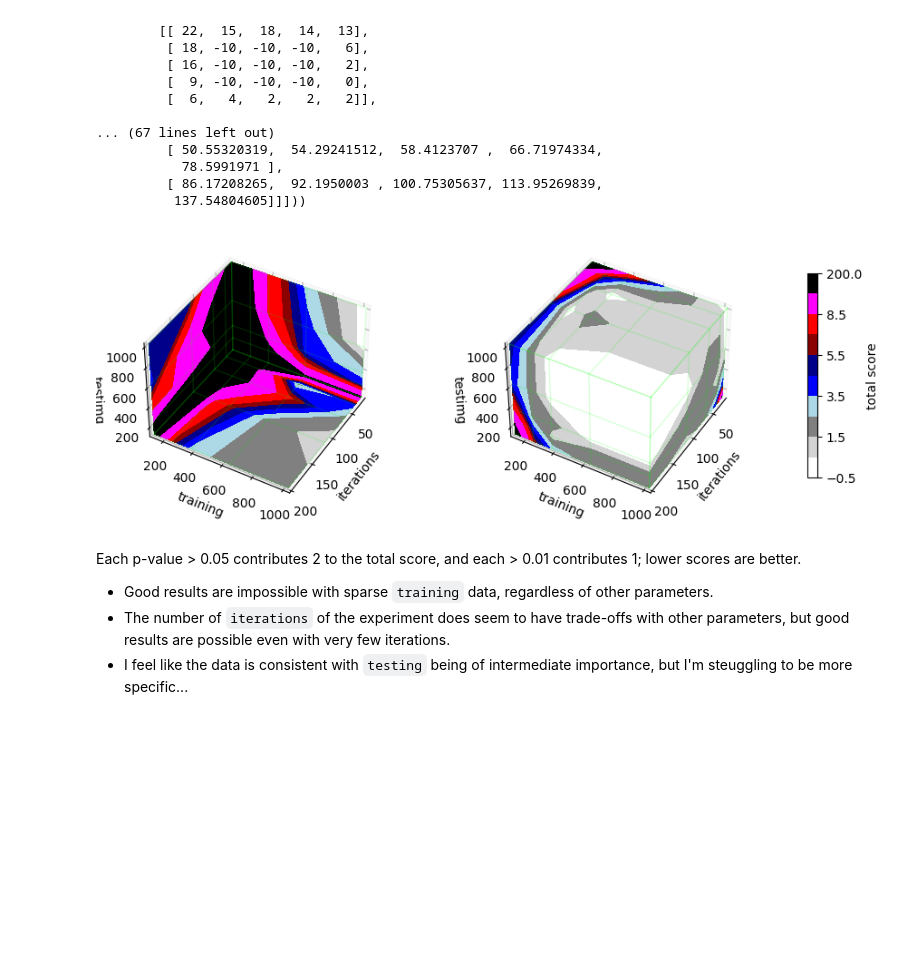
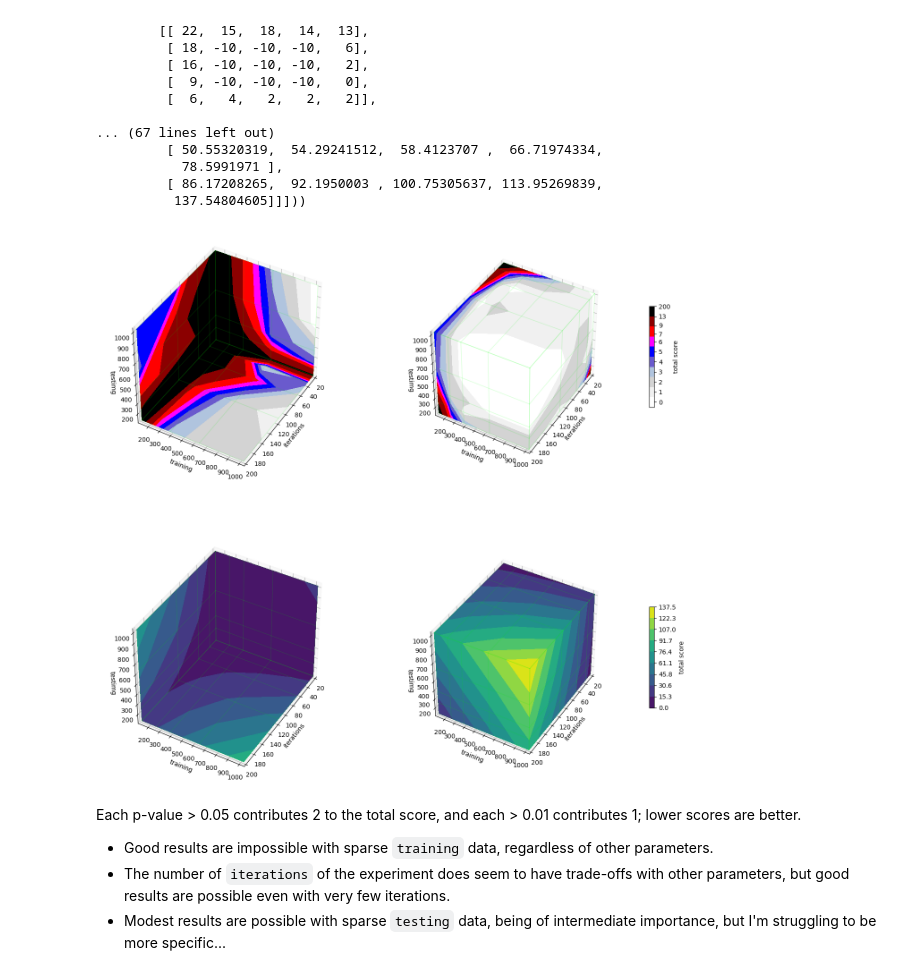
Before and after one commit to ShapeOfMatter/choreography, a Jupyter notebook: results/box3d.ipynb, the cells around one changed output. Cells and saved outputs as stored; diff of their text form; code cells hidden in the pictures; blank space fills up the shorter version.

Commit message:
correct and complete the 3d graphs.

```diff
--- a/results/box3d.ipynb
+++ b/results/box3d.ipynb
@@ -106,13 +106,12 @@ p_kw = {
     'vmax': max(p_scores.values()),
     #'levels': np.linspace(min(results.values()), max(results.values()), 10),
     'levels': np.array([-0.5, 0.5, 1.5, 2.5, 3.5, 4.5, 5.5, 6.5, 8.5, 12.5, 200]),
-    'colors': ['white', 'lightgrey', 'grey', 'lightblue', 'blue', 'darkblue', 'darkred', 'red', 'fuchsia', 'black']
+    'colors': ['white', '0.94', 'lightgrey', 'lightsteelblue', 'slateblue', 'blue', 'fuchsia', 'red', 'darkred', 'black']
 }
 t_kw = {
     'vmin': 0,
     'vmax': t_data.max(),
-    #'levels': np.linspace(min(results.values()), max(results.values()), 10),
-    'levels': np.array([0, 1, 2, 3, 4, 5, 6, 12, 18, 24, 200])
+    'levels': np.linspace(0, t_data.max(), 10),
 }
 
 xmin, xmax = X.min(), X.max()
@@ -123,7 +122,6 @@ edges_kw = dict(color=(0.0, 1.0, 0.0, 0.15), linewidth=1, zorder=1e3)
 
 axes_set_kw = {'xlim': [xmin, xmax], 'ylim': [ymin, ymax], 'zlim': [zmin, zmax],
                'xlabel':'iterations', 'ylabel':'training', 'zlabel':'testimg'}
-
 def configure_ax(ax, foreground):
     if foreground:
         for i in iterations:
@@ -148,11 +146,11 @@ def configure_ax(ax, foreground):
 
     ax.set(**axes_set_kw)
     ax.view_init(40, 30, 0)
-    ax.set_box_aspect(None, zoom=0.9)
+    ax.set_box_aspect((xmax/xmin, ymax/ymin, zmax/zmin), zoom=0.9)
 # %%
 # Create a figure with 3D ax
-fig = plt.figure(figsize=(16, 4))
-ax1 = fig.add_subplot(111, projection='3d')
+fig = plt.figure(figsize=(16, 16))
+ax1 = fig.add_subplot(221, projection='3d')
 
 # Plot contour surfaces
 _ = ax1.contourf(
@@ -163,42 +161,85 @@ _ = ax1.contourf(
     X[0, :, :], p_data[0, :, :], Z[0, :, :],
     zdir='y', offset=Y.min(), **p_kw
 )
-C = ax1.contourf(
+_ = ax1.contourf(
     p_data[:, 0, :], Y[:, 0, :], Z[:, 0, :],
     zdir='x', offset=X.min(), **p_kw
 )
 # --
 configure_ax(ax1, True)
 
 
-ax2 = fig.add_subplot(122, projection='3d')
+ax2 = fig.add_subplot(222, projection='3d')
 
 # Plot contour surfaces
 _ = ax2.contourf(
     X[:, :, -1], Y[:, :, -1], p_data[:, :, -1],
     zdir='z', offset=Z.max(), **p_kw
 )
 _ = ax2.contourf(
     X[-1, :, :], p_data[-1, :, :], Z[-1, :, :],
     zdir='y', offset=Y.max(), **p_kw
 )
 C = ax2.contourf(
     p_data[:, -1, :], Y[:, -1, :], Z[:, -1, :],
     zdir='x', offset=X.max(), **p_kw
 )
 # --
 configure_ax(ax2, False)
 
 # Colorbar
-fig.colorbar(C, ax=ax2, fraction=0.02, pad=0.1, label='total score')
+fig.colorbar(C, ax=ax2, fraction=0.02, pad=0.1, label='total score',
+             ticks=[0,1,2, 3,4, 5,6, 7,9,13,200])
+
+
+
+ax3 = fig.add_subplot(223, projection='3d')
+
+# Plot contour surfaces
+_ = ax3.contourf(
+    X[:, :, 0], Y[:, :, 0], t_data[:, :, 0],
+    zdir='z', offset=Z.min(), **t_kw
+)
+_ = ax3.contourf(
+    X[0, :, :], t_data[0, :, :], Z[0, :, :],
+    zdir='y', offset=Y.min(), **t_kw
+)
+_ = ax3.contourf(
+    t_data[:, 0, :], Y[:, 0, :], Z[:, 0, :],
+    zdir='x', offset=X.min(), **t_kw
+)
+# --
+configure_ax(ax3, True)
+
+
+ax4 = fig.add_subplot(224, projection='3d')
+
+# Plot contour surfaces
+_ = ax4.contourf(
+    X[:, :, -1], Y[:, :, -1], t_data[:, :, -1],
+    zdir='z', offset=Z.max(), **t_kw
+)
+_ = ax4.contourf(
+    X[-1, :, :], t_data[-1, :, :], Z[-1, :, :],
+    zdir='y', offset=Y.max(), **t_kw
+)
+D = ax4.contourf(
+    t_data[:, -1, :], Y[:, -1, :], Z[:, -1, :],
+    zdir='x', offset=X.max(), **t_kw
+)
+# --
+configure_ax(ax4, False)
+
+# Colorbar
+fig.colorbar(D, ax=ax4, fraction=0.02, pad=0.1, label='total score')
 
 # Show Figure
 plt.show()
 # %% [output]
-[figure, old version]
+[figure, new version]
 # %% [markdown]
 Each p-value > 0.05 contributes 2 to the total score, and each > 0.01 contributes 1; lower scores are better.
 
 - Good results are impossible with sparse `training` data, regardless of other parameters.
 - The number of `iterations` of the experiment does seem to have trade-offs with other parameters, but good results are possible even with very few iterations.
-- I feel like the data is consistent with `testing` being of intermediate importance, but I'm steuggling to be more specific...
+- Modest results are possible with sparse `testing` data, being of intermediate importance, but I'm struggling to be more specific...
```
